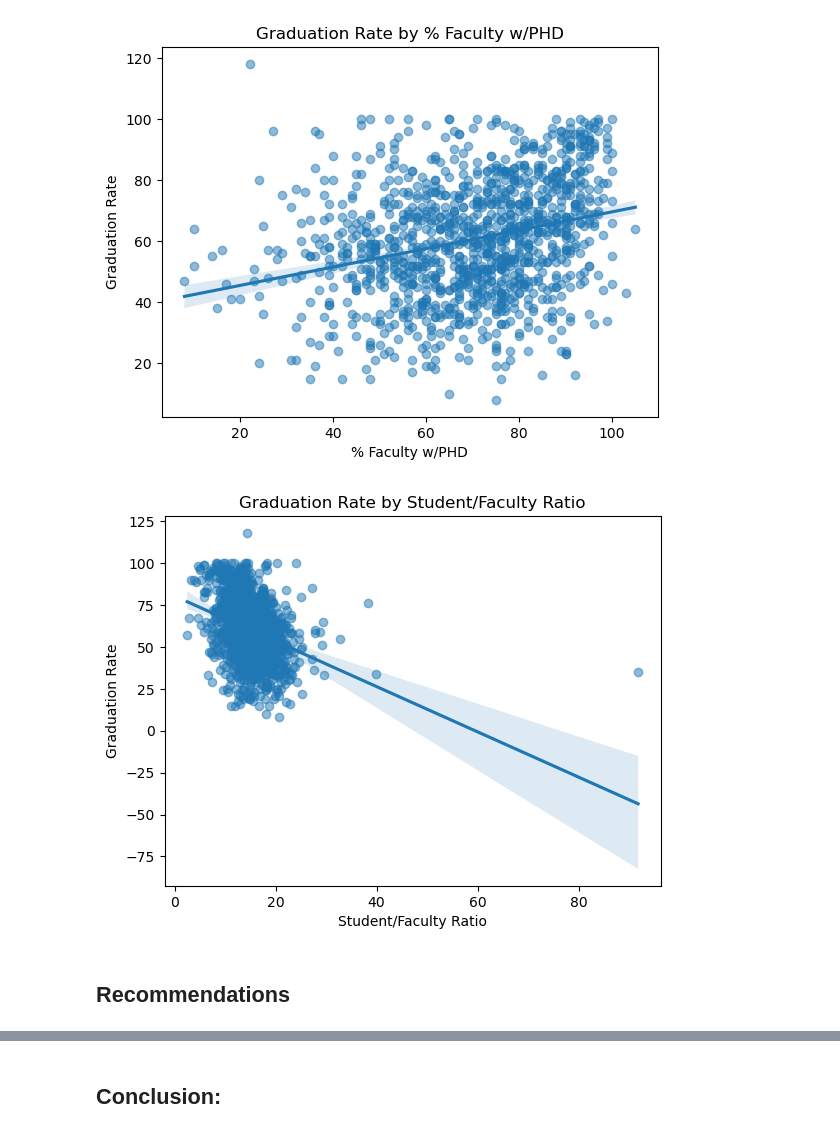
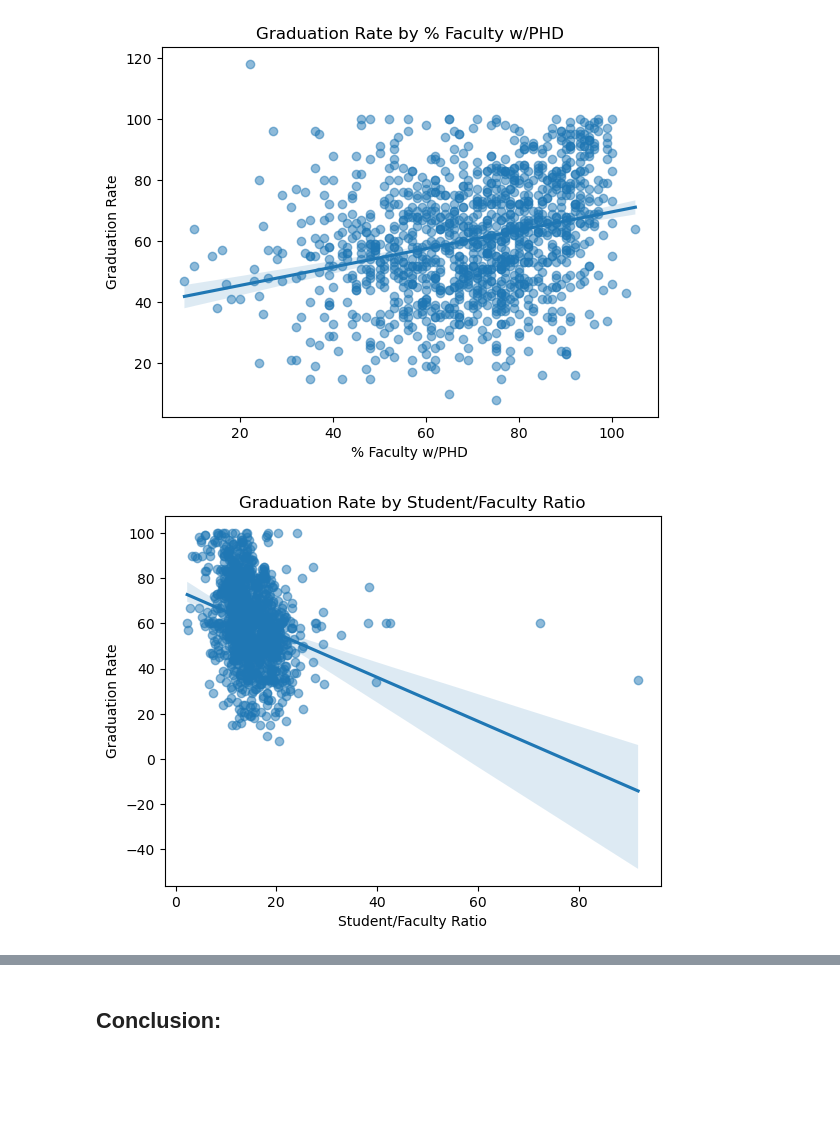
Before and after one commit to jamesleemeredith/Dexian-Technical-Challenge, a Jupyter notebook: full_analysis.ipynb, the cells around one changed output, grey strips where cells are left out. Drawn from its saved outputs; the diff is of its cells as text; code cells hidden in the pictures; blank space fills up the shorter version.

```diff
--- a/full_analysis.ipynb
+++ b/full_analysis.ipynb
@@ -635,9 +645,0 @@ plt.show()
-# %%
-plt.figure(figsize=(8, 6))
-df['acceptance_rate'] = (df['# appl. accepted'] / df['# appli. rec\'d']) * 100
-sns.boxplot(x='Public (1)/ Private (2)', y='acceptance_rate', data=df)
-plt.title('Acceptance Rate by Institution Type')
-plt.xlabel('Institution Type')
-plt.xticks(ticks=[0, 1], labels=['Public', 'Private'])
-plt.ylabel('Acceptance Rate (%)')
-plt.show()
@@ -698,12 +689,10 @@ plt.show()
 # %% [output]
 [figure]
 # %%
-sns.regplot(x='stud./fac. ratio', y='Graduation rate', data=df, scatter_kws={'alpha':0.5})
+sns.regplot(x='student_faculty_ratio', y='graduation_rate', data=df, scatter_kws={'alpha':0.5})
 plt.title('Graduation Rate by Student/Faculty Ratio')
 plt.xlabel('Student/Faculty Ratio')
 plt.ylabel('Graduation Rate')
 plt.show()
 # %% [output]
-[figure, old version]
+[figure, new version]
-# %% [markdown]
-## Recommendations
```
Also changed, not shown: parts of 19 cells of this notebook.
